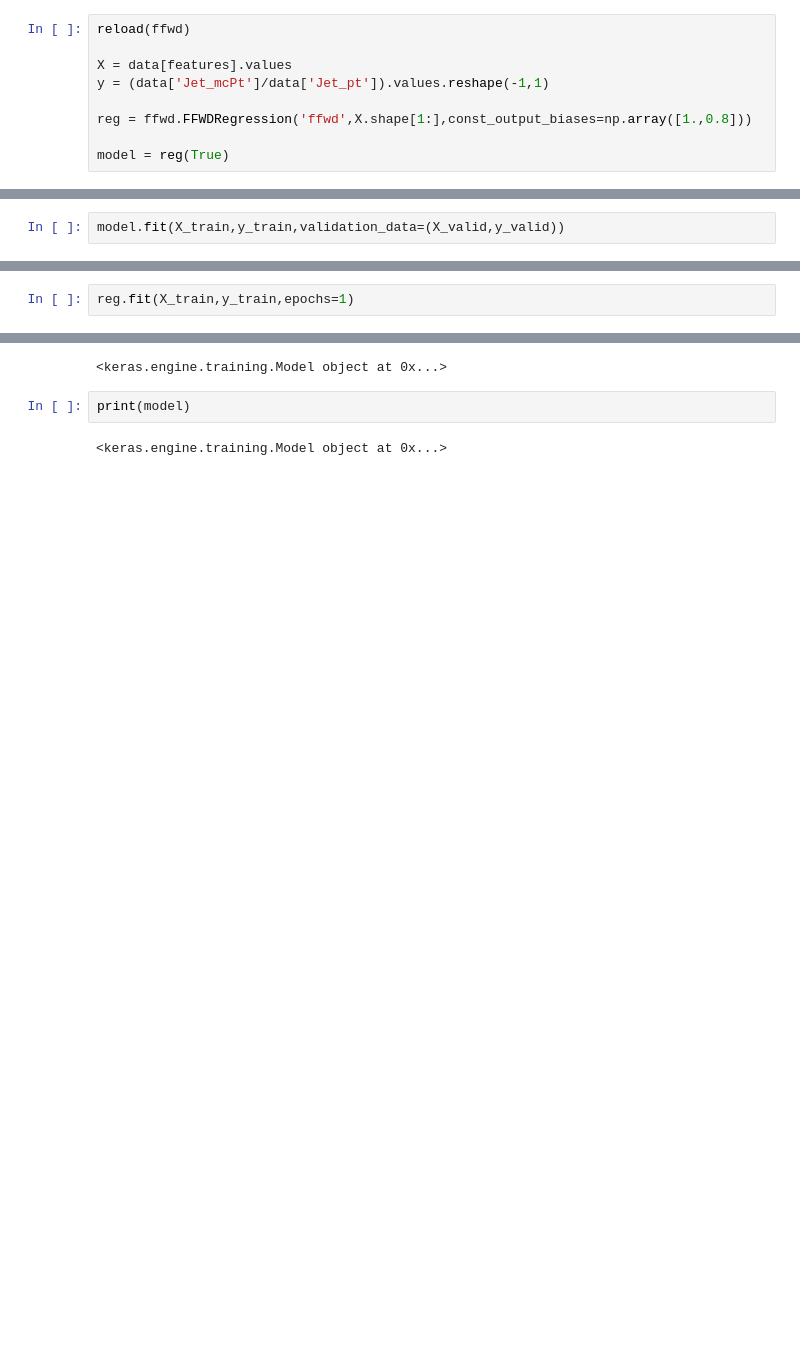
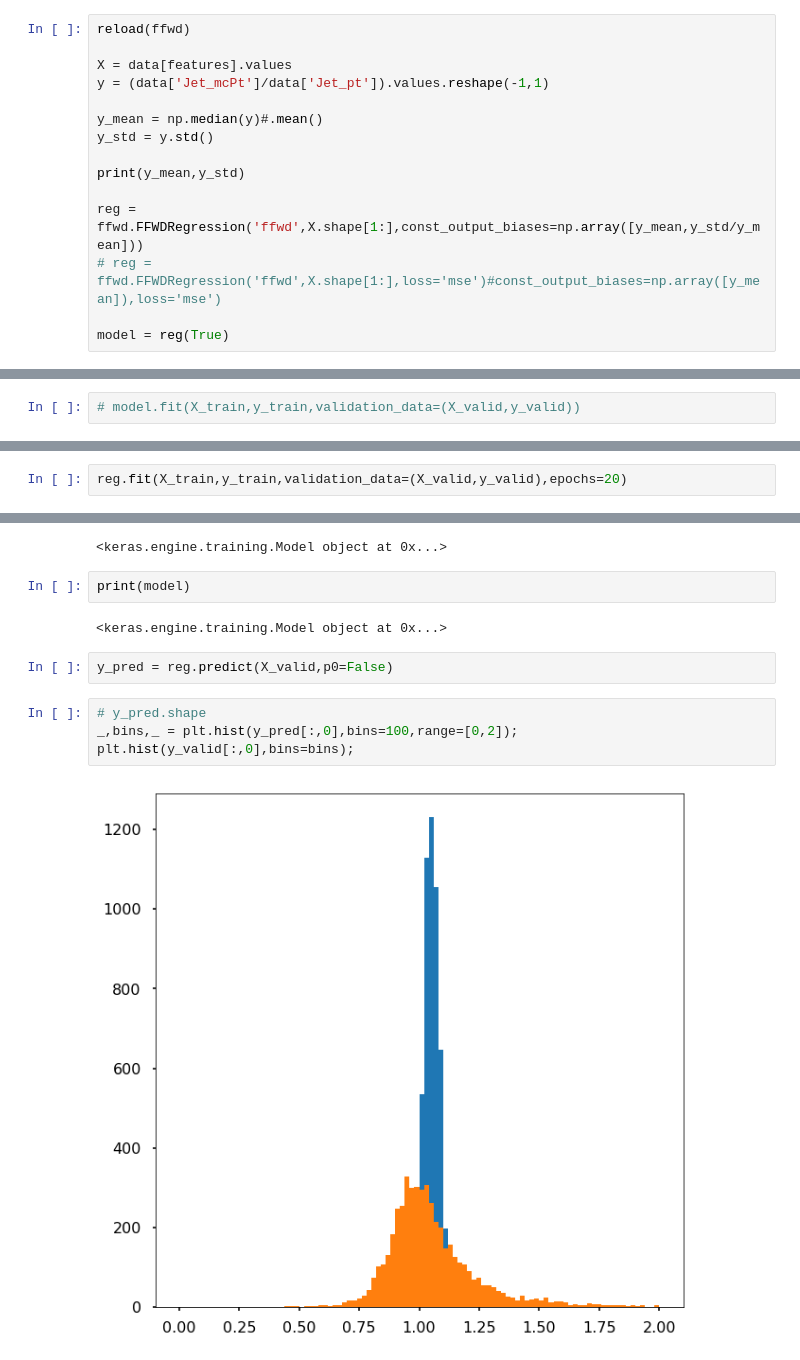
Before and after one commit to michelif/HHbbgg_ETH, a Jupyter notebook: bregression/notebooks/train_ffwd.ipynb, the cells around one changed output, grey strips where cells are left out. Cells and saved outputs as stored; diff of their text form; blank space fills up the shorter version.

Commit message:
First round of FFWD debugging

```diff
--- a/bregression/notebooks/train_ffwd.ipynb
+++ b/bregression/notebooks/train_ffwd.ipynb
@@ -54,7 +57,13 @@ reload(ffwd)
 X = data[features].values
 y = (data['Jet_mcPt']/data['Jet_pt']).values.reshape(-1,1)
 
-reg = ffwd.FFWDRegression('ffwd',X.shape[1:],const_output_biases=np.array([1.,0.8]))
+y_mean = np.median(y)#.mean()
+y_std = y.std()
+
+print(y_mean,y_std)
+
+reg = ffwd.FFWDRegression('ffwd',X.shape[1:],const_output_biases=np.array([y_mean,y_std/y_mean]))
+# reg = ffwd.FFWDRegression('ffwd',X.shape[1:],loss='mse')#const_output_biases=np.array([y_mean]),loss='mse')
 
 model = reg(True)
 # %% [output]
@@ -98,4 +106,4 @@ from sklearn.model_selection import train_test_split
 
 X_train,X_valid,y_train,y_valid = train_test_split(X,y,test_size=0.05)
 # %%
-model.fit(X_train,y_train,validation_data=(X_valid,y_valid))
+# model.fit(X_train,y_train,validation_data=(X_valid,y_valid))
@@ -110,5 +116,5 @@ KeyboardInterrupt:
 # %%
 # ( (y_valid[:10000] - y_pred[:10000,0])**2/y_pred[:10000,1]**2 ) .max()
 # %%
-reg.fit(X_train,y_train,epochs=1)
+reg.fit(X_train,y_train,validation_data=(X_valid,y_valid),epochs=20)
 # %% [output]
@@ -124,3 +143,11 @@ print(reg.model)
 print(model)
 # %% [output]
 <keras.engine.training.Model object at 0x...>
+# %%
+y_pred = reg.predict(X_valid,p0=False)
+# %%
+# y_pred.shape
+_,bins,_ = plt.hist(y_pred[:,0],bins=100,range=[0,2]);
+plt.hist(y_valid[:,0],bins=bins);
+# %% [output]
+[figure, added]
```
Also changed, not shown: parts of 9 cells of this notebook, 7 other files.
